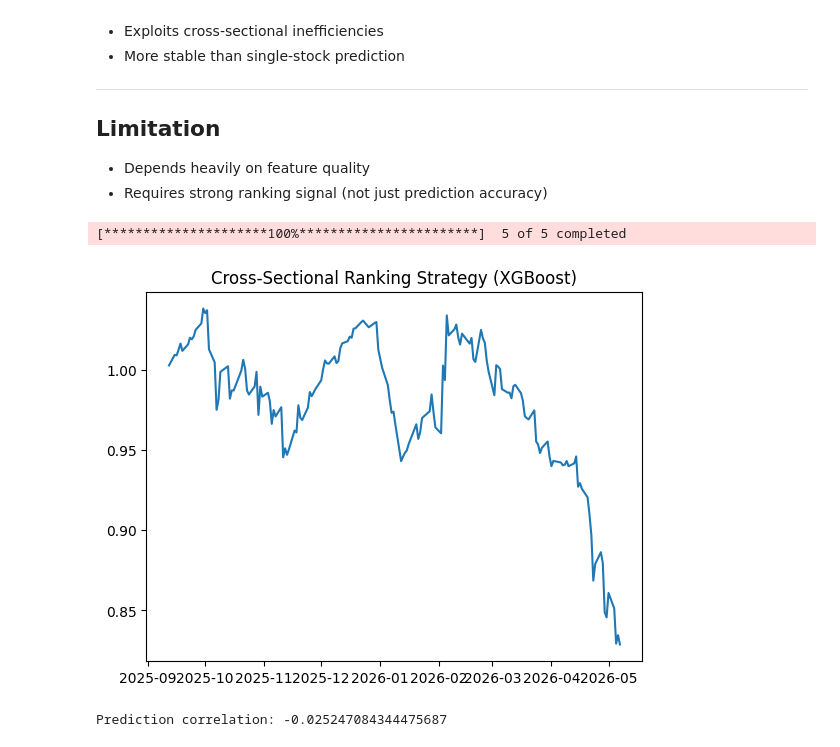
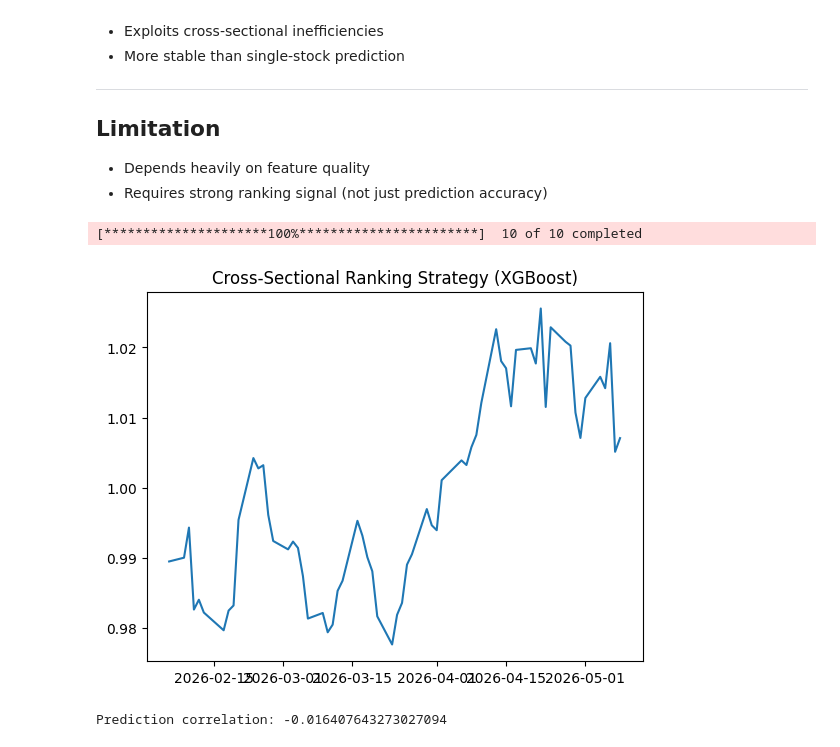
Before and after one commit to arnavshanbhag/AlternativeAlphaSignals, a Jupyter notebook: notebooks/data_exploration.ipynb, the cells around one changed output. Cells and saved outputs as stored; diff of their text form; code cells hidden in the pictures.

```diff
--- a/notebooks/data_exploration.ipynb
+++ b/notebooks/data_exploration.ipynb
@@ -499,9 +502,9 @@ This aligns with how real hedge funds build equity long/short strategies.
 # 1. DATA
 # ----------------------------
 
-tickers = ["AMD", "MSFT", "AMZN", "GOOGL", "META"]
+tickers = ["AMD", "MSFT", "AMZN", "GOOGL", "META", "NVDA", "COST", "TSLA", "JPM", "LLY"]
 
-data = yf.download(tickers, start="2023-01-01")["Close"]
+data = yf.download(tickers, start="2025-01-01")["Close"]
 
 returns = data.pct_change()
 momentum_5 = data.pct_change(5)
@@ -583,33 +586,33 @@ test["signal"] = test.groupby(test.index)["rank"].transform(
 )
 
 # ----------------------------
 # 7. STRATEGY RETURNS
 # ----------------------------
 
 test["strategy_return"] = test["signal"] * test["target"]
 
 # aggregate across stocks per day
 daily_returns = test.groupby(test.index)["strategy_return"].mean()
 
 # cumulative performance
 equity_curve = (1 + daily_returns).cumprod()
 
 # ----------------------------
 # 8. PLOT
 # ----------------------------
 
 plt.figure()
 plt.plot(equity_curve)
 plt.title("Cross-Sectional Ranking Strategy (XGBoost)")
 plt.show()
 
 # ----------------------------
 # 9. METRIC: CORRELATION
 # ----------------------------
 
 corr = np.corrcoef(test["pred"], test["target"])[0, 1]
 print("Prediction correlation:", corr)
 # %% [output]
-[*********************100%***********************]  5 of 5 completed
+[*********************100%***********************]  10 of 10 completed
-[figure, old version]
+[figure, new version]
-Prediction correlation: -0.025247084344475687
+Prediction correlation: -0.016407643273027094
```
Also changed, not shown: parts of 11 cells of this notebook, 9 other files.
